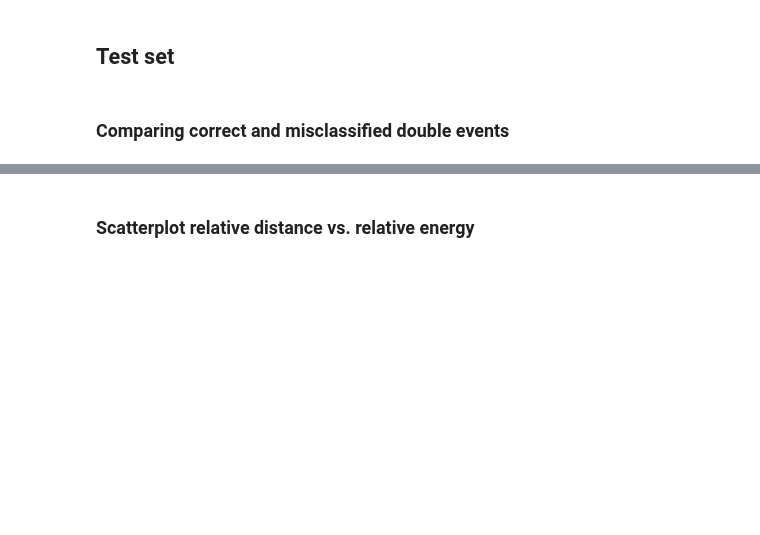
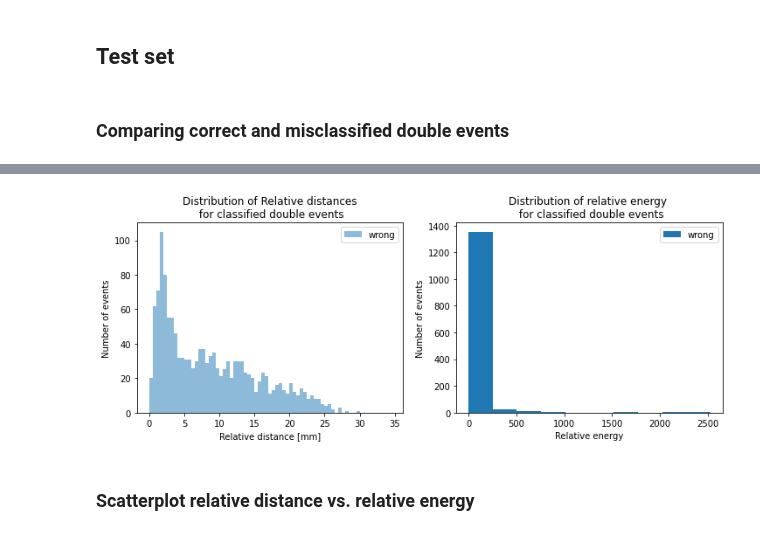
Before and after one commit to geirtul/master_analysis, a Jupyter notebook: notebooks/classification/plotting.ipynb, the cells around one changed output, grey strips where cells are left out. Drawn from its saved outputs; the diff is of its cells as text; code cells hidden in the pictures; blank space fills up the shorter version.

```diff
--- a/notebooks/classification/plotting.ipynb
+++ b/notebooks/classification/plotting.ipynb
@@ -261,3 +261,23 @@ fig.savefig(FIGURE_PATH+net+"_relative_test_compare.pdf", format="pdf")
+# %%
+dist_bins = np.arange(0, np.amax(rel_distance_test), 0.5)
+energy_bins = np.arange(0, 10, 0.1)
+fig, ax = plt.subplots(1, 2, figsize=(12,4))
+#ax[0].hist(rel_distance_test[double_indices][correct_doubles], bins=dist_bins, alpha=0.5, label="correct")
+ax[0].hist(rel_distance_test[double_indices][wrong_doubles], bins=dist_bins, alpha=0.5, label="wrong")
+ax[0].set_title("Distribution of Relative distances\n for classified double events")
+ax[0].set_xlabel("Relative distance [mm]")
+ax[0].set_ylabel("Number of events")
+ax[0].legend()
+#ax[1].hist(rel_energy_test[double_indices][correct_doubles], bins=energy_bins, alpha=0.5, label="correct")
+#ax[1].hist(rel_energy_test[double_indices][wrong_doubles], bins=energy_bins, alpha=0.5, label="wrong")
+ax[1].hist(rel_energy_test[double_indices][wrong_doubles], label="wrong")
+ax[1].set_title("Distribution of relative energy \n for classified double events")
+ax[1].set_xlabel("Relative energy")
+ax[1].set_ylabel("Number of events")
+ax[1].legend()
+fig.savefig(FIGURE_PATH+net+"_relative_test_compare.pdf", format="pdf")
+# %% [output]
+[figure, added]
 # %% [markdown]
 ### Scatterplot relative distance vs. relative energy
 # %%
```
Also changed, not shown: parts of 10 cells of this notebook, 5 other files.
